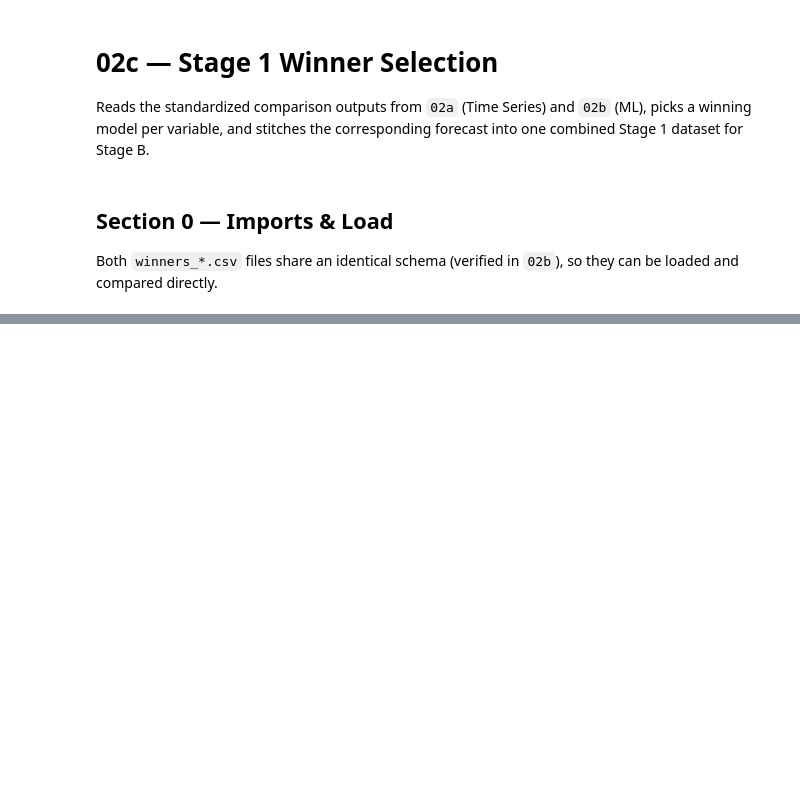
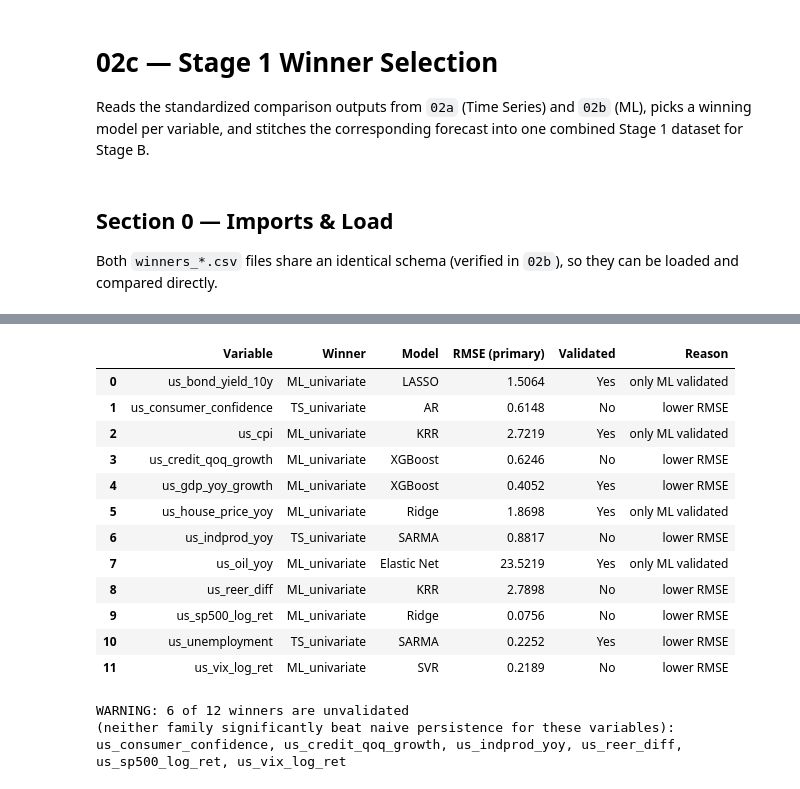
Before and after one commit to hogandan85/ST-498, a Jupyter notebook: Code/02c_Stage1_WinnerSelection.ipynb, the cells around one changed output, grey strips where cells are left out. Drawn from its saved outputs; the diff is of its cells as text; code cells hidden in the pictures; blank space fills up the shorter version.

```diff
--- a/Code/02c_Stage1_WinnerSelection.ipynb
+++ b/Code/02c_Stage1_WinnerSelection.ipynb
@@ -22,0 +44,63 @@ FileNotFoundError: [Errno 2] No such file or directory: 'c:\\Users\\andre\\OneDr
+# %%
+combined = pd.concat([ml_winners, ts_winners], ignore_index=True)
+
+selection_rows = []
+for var in sorted(combined['Variable'].unique()):
+    sub = combined[combined['Variable'] == var].set_index('Family')
+    ml_row = sub.loc['ML_univariate']
+    ts_row = sub.loc['TS_univariate']
+
+    ml_stable = ml_row['Stable'] == 'Yes'
+    ts_stable = ts_row['Stable'] == 'Yes'
+    ml_valid = ml_row['Validated'] == 'Yes'
+    ts_valid = ts_row['Validated'] == 'Yes'
+
+    if ml_stable and not ts_stable:
+        winner, reason = 'ML_univariate', 'only ML stable'
+    elif ts_stable and not ml_stable:
+        winner, reason = 'TS_univariate', 'only TS stable'
+    elif ml_valid and not ts_valid:
+        winner, reason = 'ML_univariate', 'only ML validated'
+    elif ts_valid and not ml_valid:
+        winner, reason = 'TS_univariate', 'only TS validated'
+    elif ml_row['RMSE (primary)'] < ts_row['RMSE (primary)']:
+        winner, reason = 'ML_univariate', 'lower RMSE'
+    else:
+        winner, reason = 'TS_univariate', 'lower RMSE'
+
+    winner_row = ml_row if winner == 'ML_univariate' else ts_row
+
+    selection_rows.append({
+        'Variable': var,
+        'Winner': winner,
+        'Model': winner_row['Model'],
+        'RMSE (primary)': winner_row['RMSE (primary)'],
+        'Validated': winner_row['Validated'],
+        'Reason': reason,
+    })
+
+selection = pd.DataFrame(selection_rows)
+display(selection)
+
+unvalidated = selection[selection['Validated'] == 'No']
+if len(unvalidated) > 0:
+    print(f'\nWARNING: {len(unvalidated)} of {len(selection)} winners are unvalidated')
+    print('(neither family significantly beat naive persistence for these variables):')
+    print(', '.join(unvalidated['Variable'].tolist()))
+# %% [output]
+|  | Variable | Winner | Model | RMSE (primary) | Validated | Reason |
+| 0 | us_bond_yield_10y | ML_univariate | LASSO | 1.5064 | Yes | only ML validated |
+| 1 | us_consumer_confidence | TS_univariate | AR | 0.6148 | No | lower RMSE |
+| 2 | us_cpi | ML_univariate | KRR | 2.7219 | Yes | only ML validated |
+| 3 | us_credit_qoq_growth | ML_univariate | XGBoost | 0.6246 | No | lower RMSE |
+| 4 | us_gdp_yoy_growth | ML_univariate | XGBoost | 0.4052 | Yes | lower RMSE |
+| 5 | us_house_price_yoy | ML_univariate | Ridge | 1.8698 | Yes | only ML validated |
+| 6 | us_indprod_yoy | TS_univariate | SARMA | 0.8817 | No | lower RMSE |
+| 7 | us_oil_yoy | ML_univariate | Elastic Net | 23.5219 | Yes | only ML validated |
+| 8 | us_reer_diff | ML_univariate | KRR | 2.7898 | No | lower RMSE |
+| 9 | us_sp500_log_ret | ML_univariate | Ridge | 0.0756 | No | lower RMSE |
+| 10 | us_unemployment | TS_univariate | SARMA | 0.2252 | Yes | lower RMSE |
+| 11 | us_vix_log_ret | ML_univariate | SVR | 0.2189 | No | lower RMSE |
+WARNING: 6 of 12 winners are unvalidated
+(neither family significantly beat naive persistence for these variables):
+us_consumer_confidence, us_credit_qoq_growth, us_indprod_yoy, us_reer_diff, us_sp500_log_ret, us_vix_log_ret
```
Also changed, not shown: parts of 12 cells of this notebook.
